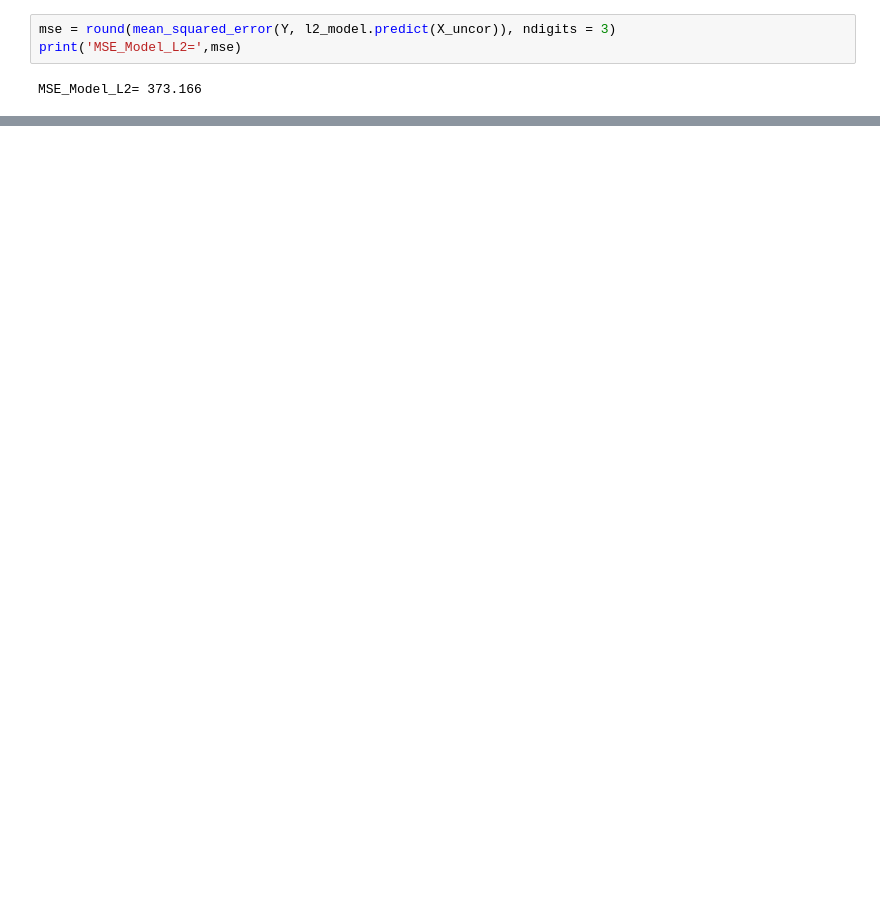
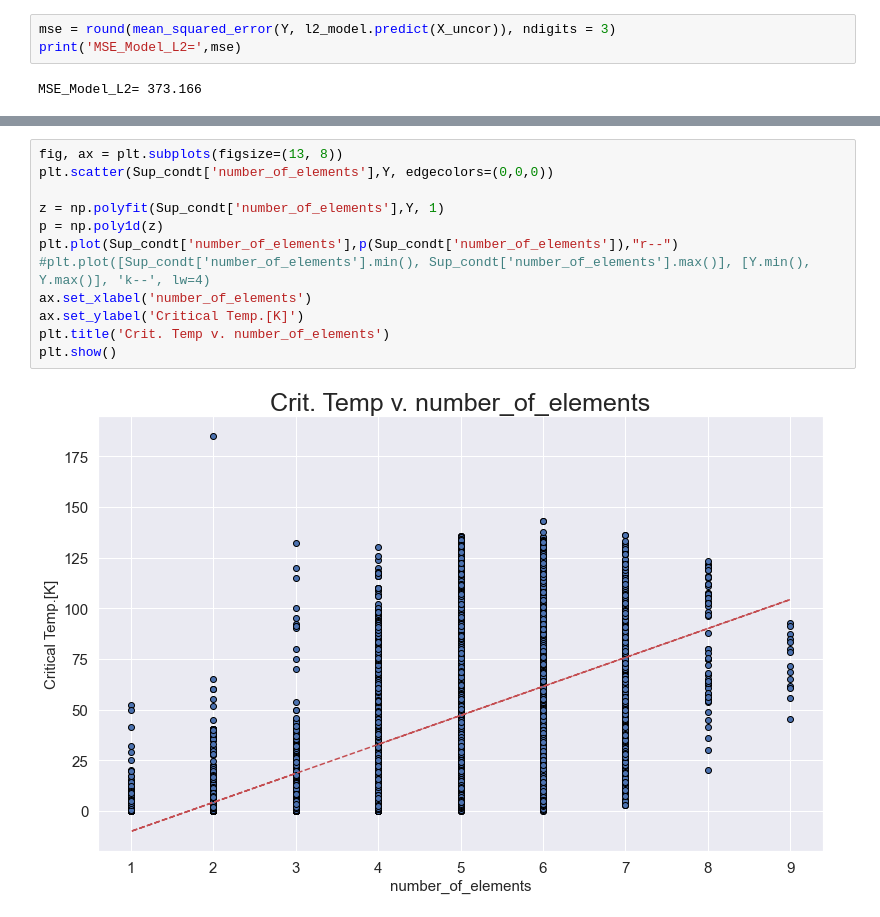
Before and after one commit to VenkataVanga/Quantifying-the-World-DS7333-, a Jupyter notebook: CS#1_SuperConductor/CS#1_SuperConductor_Miller_Kaniti_Vanga.ipynb, the cells around one changed output, grey strips where cells are left out. Saved outputs shown, nothing was run; the diff lists cells and outputs as text; blank space fills up the shorter version.

```diff
--- a/CS#1_SuperConductor/CS#1_SuperConductor_Miller_Kaniti_Vanga.ipynb
+++ b/CS#1_SuperConductor/CS#1_SuperConductor_Miller_Kaniti_Vanga.ipynb
@@ -444,0 +526,14 @@ plt.show()
+# %%
+fig, ax = plt.subplots(figsize=(13, 8))
+plt.scatter(Sup_condt['number_of_elements'],Y, edgecolors=(0,0,0))
+
+z = np.polyfit(Sup_condt['number_of_elements'],Y, 1)
+p = np.poly1d(z)
+plt.plot(Sup_condt['number_of_elements'],p(Sup_condt['number_of_elements']),"r--")
+#plt.plot([Sup_condt['number_of_elements'].min(), Sup_condt['number_of_elements'].max()], [Y.min(), Y.max()], 'k--', lw=4)
+ax.set_xlabel('number_of_elements')
+ax.set_ylabel('Critical Temp.[K]')
+plt.title('Crit. Temp v. number_of_elements')
+plt.show()
+# %% [output]
+[figure, added]
```
Also changed, not shown: parts of 11 cells of this notebook.
